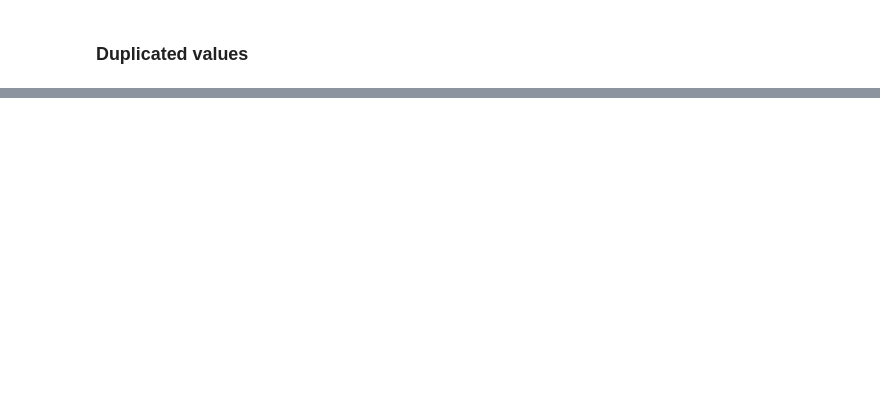
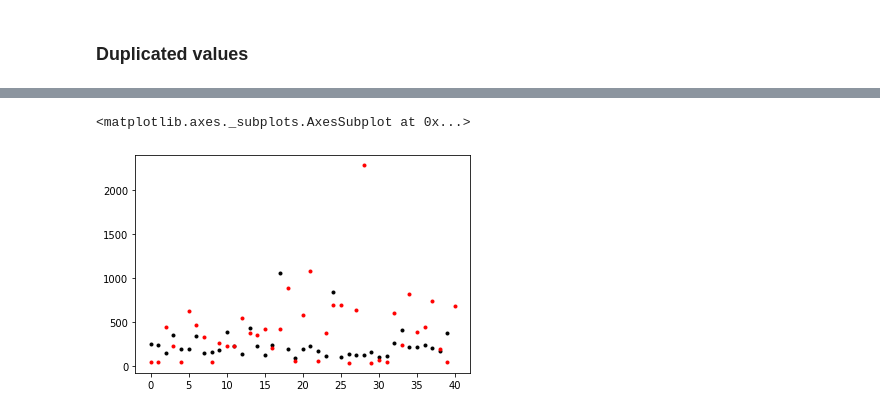
Before and after one commit to nicolaslazzos/basic-web-scraper, a Jupyter notebook: data_wrangling.ipynb, the cells around one changed output, grey strips where cells are left out. Cells and saved outputs as stored; diff of their text form; code cells hidden in the pictures; blank space fills up the shorter version.

```diff
--- a/data_wrangling.ipynb
+++ b/data_wrangling.ipynb
@@ -202,0 +240,6 @@ df.drop_duplicates(subset=['url'], keep='first', inplace=True)
+# %%
+clean_univ['n_tokens_body'].plot(style='k.')
+clean_pais['n_tokens_body'].plot(style='r.')
+# %% [output]
+<matplotlib.axes._subplots.AxesSubplot at 0x...>
+[figure, added]
```
Also changed, not shown: parts of 10 cells of this notebook, 3 other files.
